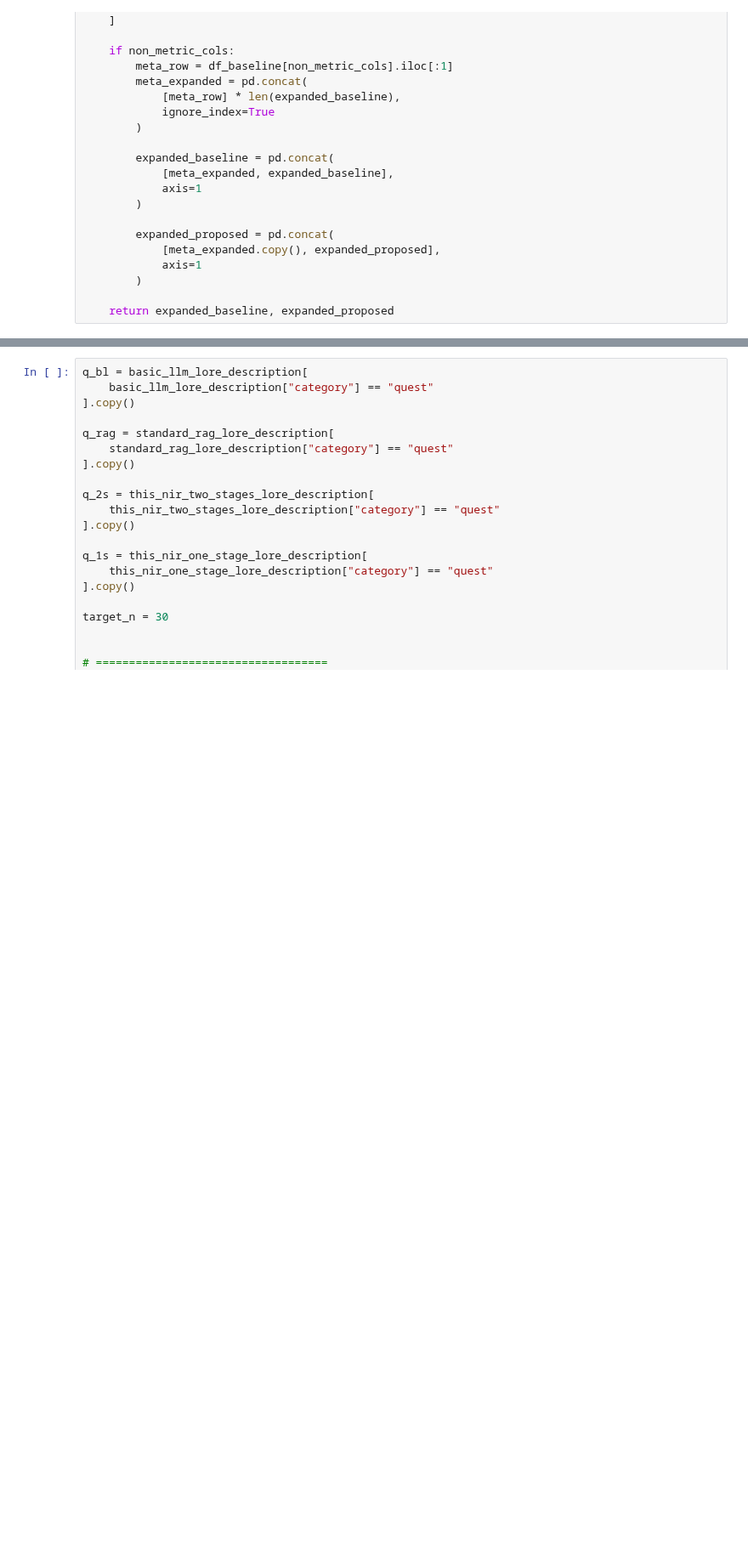
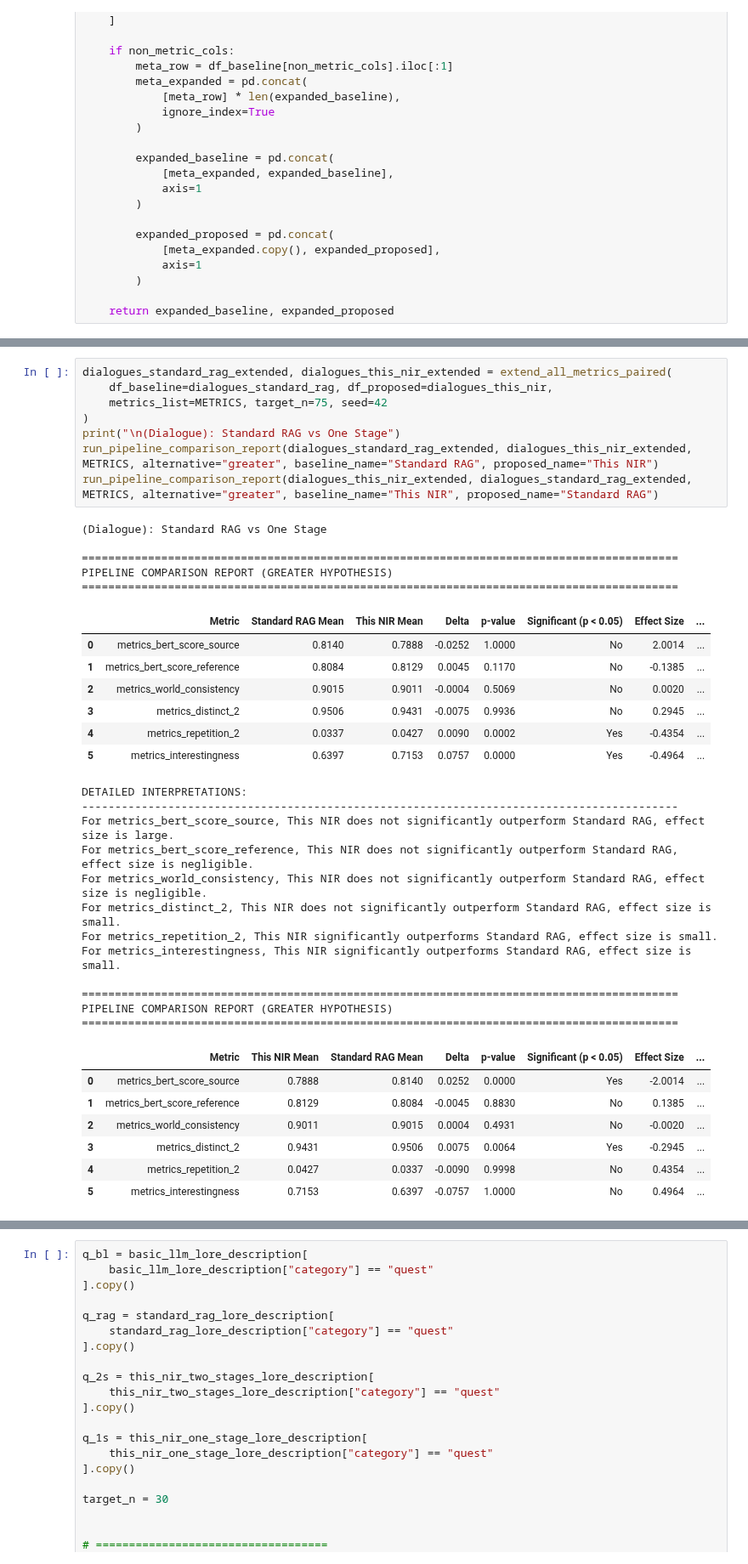
Before and after one commit to Alisazzzz/nir567, a Jupyter notebook: notebooks/testing_several_answer_pipelines.ipynb, the cells around one changed output, grey strips where cells are left out. Shown at 85% size. Saved outputs shown, nothing was run; the diff lists cells and outputs as text; blank space fills up the shorter version.

```diff
--- a/notebooks/testing_several_answer_pipelines.ipynb
+++ b/notebooks/testing_several_answer_pipelines.ipynb
@@ -1212,0 +1333,40 @@ def extend_all_metrics_paired(
+# %%
+dialogues_standard_rag_extended, dialogues_this_nir_extended = extend_all_metrics_paired(
+    df_baseline=dialogues_standard_rag, df_proposed=dialogues_this_nir,
+    metrics_list=METRICS, target_n=75, seed=42
+)
+print("\n(Dialogue): Standard RAG vs One Stage")
+run_pipeline_comparison_report(dialogues_standard_rag_extended, dialogues_this_nir_extended, METRICS, alternative="greater", baseline_name="Standard RAG", proposed_name="This NIR")
+run_pipeline_comparison_report(dialogues_this_nir_extended, dialogues_standard_rag_extended, METRICS, alternative="greater", baseline_name="This NIR", proposed_name="Standard RAG")
+# %% [output]
+(Dialogue): Standard RAG vs One Stage
+
+==========================================================================================
+PIPELINE COMPARISON REPORT (GREATER HYPOTHESIS)
+==========================================================================================
+|  | Metric | Standard RAG Mean | This NIR Mean | Delta | p-value | Significant (p < 0.05) | Effect Size | ... |
+| 0 | metrics_bert_score_source | 0.8140 | 0.7888 | -0.0252 | 1.0000 | No | 2.0014 | ... |
+| 1 | metrics_bert_score_reference | 0.8084 | 0.8129 | 0.0045 | 0.1170 | No | -0.1385 | ... |
+| 2 | metrics_world_consistency | 0.9015 | 0.9011 | -0.0004 | 0.5069 | No | 0.0020 | ... |
+| 3 | metrics_distinct_2 | 0.9506 | 0.9431 | -0.0075 | 0.9936 | No | 0.2945 | ... |
+| 4 | metrics_repetition_2 | 0.0337 | 0.0427 | 0.0090 | 0.0002 | Yes | -0.4354 | ... |
+| 5 | metrics_interestingness | 0.6397 | 0.7153 | 0.0757 | 0.0000 | Yes | -0.4964 | ... |
+DETAILED INTERPRETATIONS:
+------------------------------------------------------------------------------------------
+For metrics_bert_score_source, This NIR does not significantly outperform Standard RAG, effect size is large.
+For metrics_bert_score_reference, This NIR does not significantly outperform Standard RAG, effect size is negligible.
+For metrics_world_consistency, This NIR does not significantly outperform Standard RAG, effect size is negligible.
+For metrics_distinct_2, This NIR does not significantly outperform Standard RAG, effect size is small.
+For metrics_repetition_2, This NIR significantly outperforms Standard RAG, effect size is small.
+For metrics_interestingness, This NIR significantly outperforms Standard RAG, effect size is small.
+
+==========================================================================================
+PIPELINE COMPARISON REPORT (GREATER HYPOTHESIS)
+==========================================================================================
+|  | Metric | This NIR Mean | Standard RAG Mean | Delta | p-value | Significant (p < 0.05) | Effect Size | ... |
+| 0 | metrics_bert_score_source | 0.7888 | 0.8140 | 0.0252 | 0.0000 | Yes | -2.0014 | ... |
+| 1 | metrics_bert_score_reference | 0.8129 | 0.8084 | -0.0045 | 0.8830 | No | 0.1385 | ... |
+| 2 | metrics_world_consistency | 0.9011 | 0.9015 | 0.0004 | 0.4931 | No | -0.0020 | ... |
+| 3 | metrics_distinct_2 | 0.9431 | 0.9506 | 0.0075 | 0.0064 | Yes | -0.2945 | ... |
+| 4 | metrics_repetition_2 | 0.0427 | 0.0337 | -0.0090 | 0.9998 | No | 0.4354 | ... |
+| 5 | metrics_interestingness | 0.7153 | 0.6397 | -0.0757 | 1.0000 | No | 0.4964 | ... |
```
Also changed, not shown: parts of 24 cells of this notebook, 23 other files.
